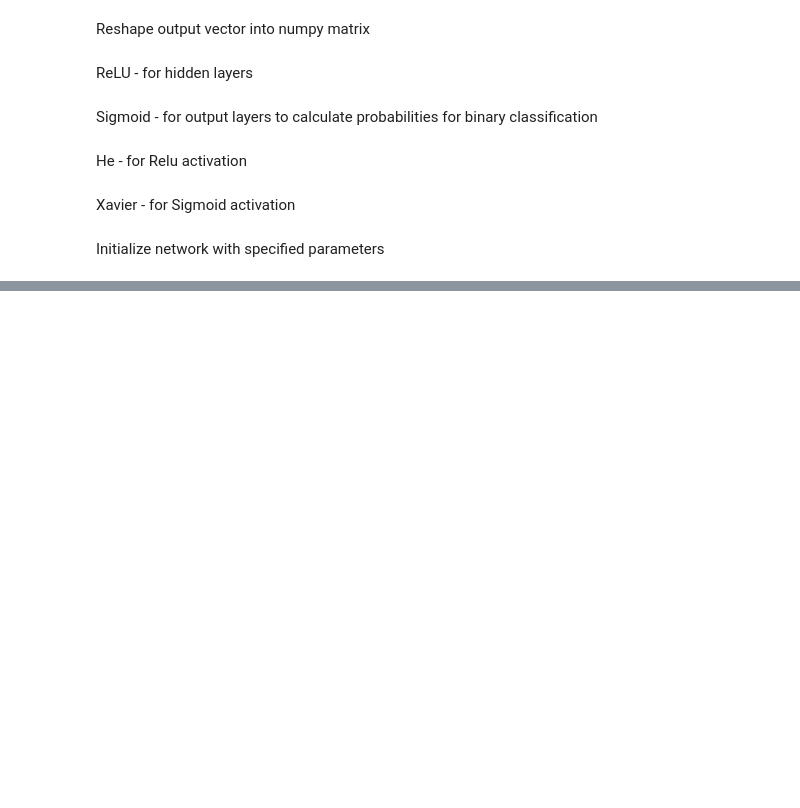
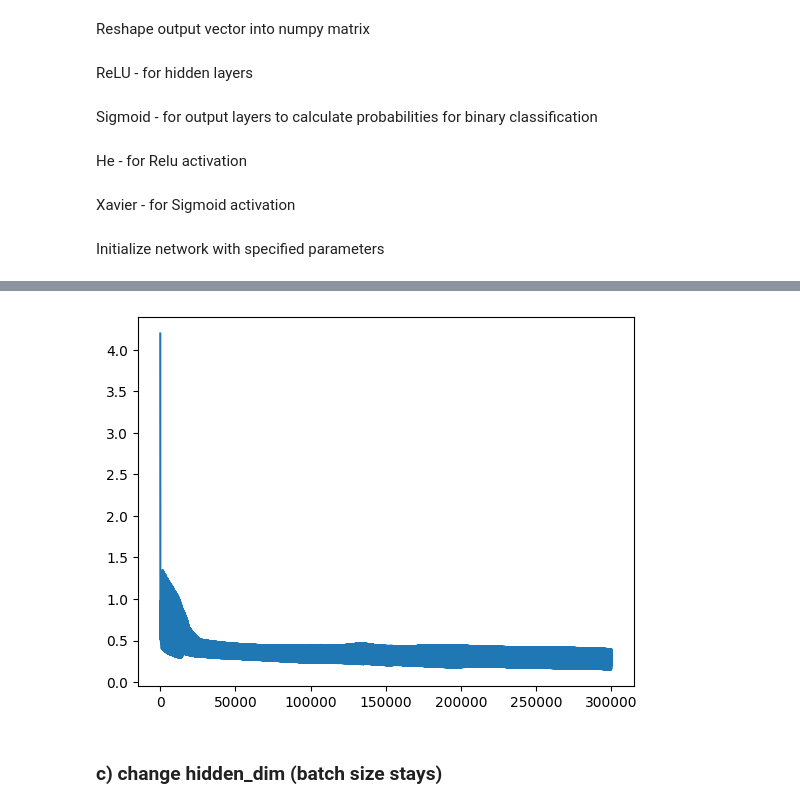
Before and after one commit to dzasta997/network, a Jupyter notebook: Untitled.ipynb, the cells around one changed output, grey strips where cells are left out. Drawn from its saved outputs; the diff is of its cells as text; code cells hidden in the pictures; blank space fills up the shorter version.

```diff
--- a/Untitled.ipynb
+++ b/Untitled.ipynb
@@ -114,0 +155,14 @@ plt.show()
+# %%
+batch_size = 41
+num_of_hidden_layers = 1
+network1b = NeuralNetwork(input_dim,
+                        hidden_dim,
+                        output_dim,
+                        num_of_hidden_layers,
+                        activation,
+                        activation_output,
+                        initialization,
+                        output_initialization)
+# %%
+train = Train(network1b, learning_rate, batch_size, epochs, loss_function)
+cost, accuracies = train.train(inputs_train, outputs_train)
@@ -114,0 +187,7 @@ plt.show()
+# %%
+plt.plot([a for a in range(len(cost))],cost)
+plt.show()
+# %% [output]
+[figure, added]
+# %% [markdown]
+### c) change hidden_dim (batch size stays)
```
Also changed, not shown: parts of 48 cells of this notebook, 6 other files.
